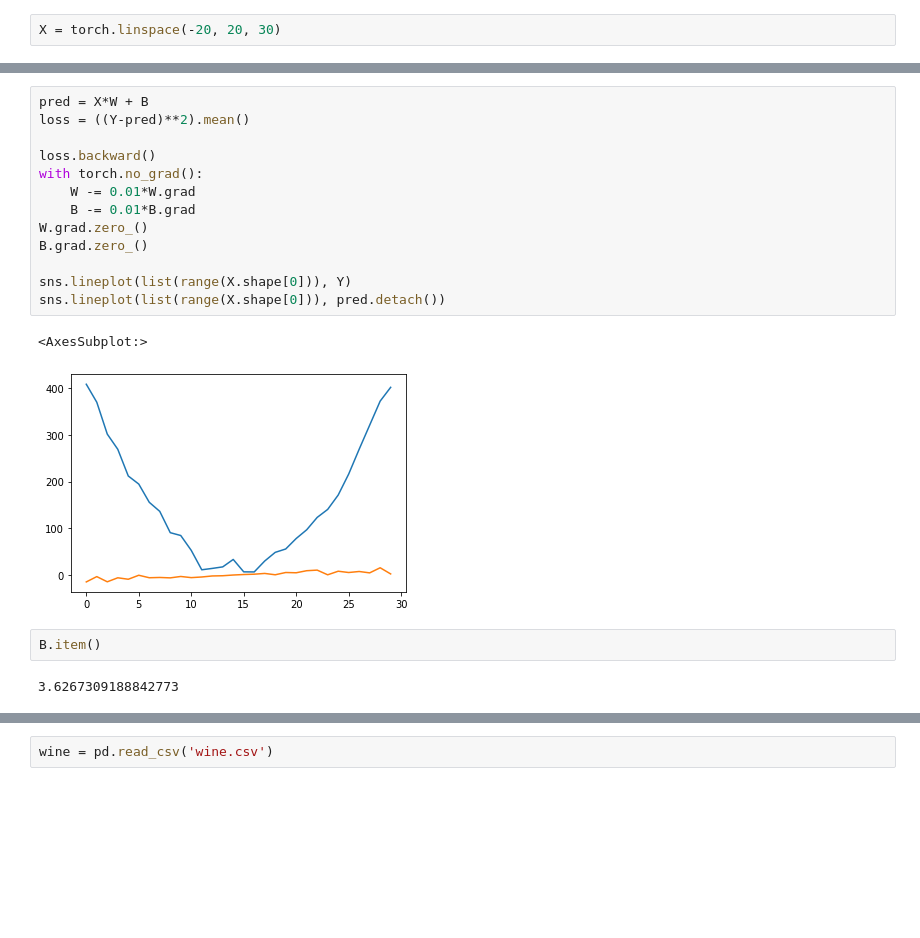
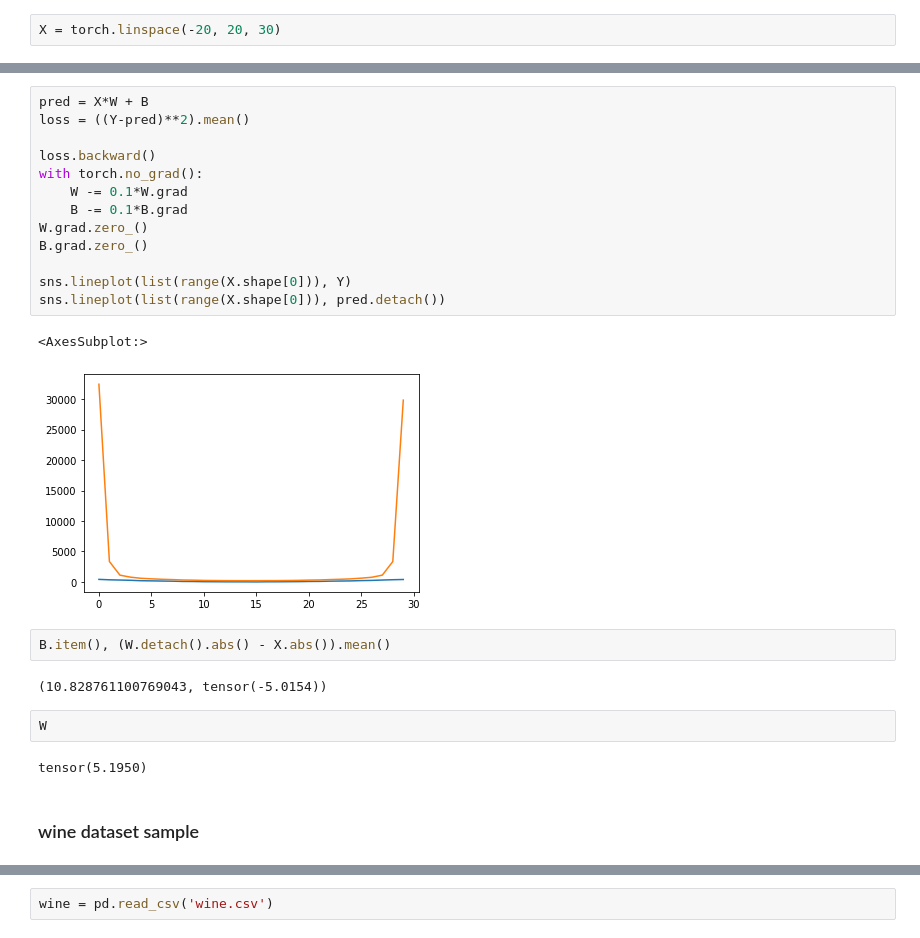
Before and after one commit to Nossonhuebner/ml-study, a Jupyter notebook: matplotlib practice/misc fundamentals.ipynb, the cells around one changed output, grey strips where cells are left out. Drawn from its saved outputs; the diff is of its cells as text; blank space fills up the shorter version.

```diff
--- a/matplotlib practice/misc fundamentals.ipynb
+++ b/matplotlib practice/misc fundamentals.ipynb
@@ -255,22 +257,28 @@ W, B
 # %%
 pred = X*W + B
 loss = ((Y-pred)**2).mean()
 
 loss.backward()
 with torch.no_grad():
-    W -= 0.01*W.grad
-    B -= 0.01*B.grad
+    W -= 0.1*W.grad
+    B -= 0.1*B.grad
 W.grad.zero_()
 B.grad.zero_()
 
 sns.lineplot(list(range(X.shape[0])), Y)
 sns.lineplot(list(range(X.shape[0])), pred.detach())
 # %% [output]
 <AxesSubplot:>
-[figure, old version]
+[figure, new version]
 # %%
-B.item()
+B.item(), (W.detach().abs() - X.abs()).mean()
 # %% [output]
-3.6267309188842773
+(10.828761100769043, tensor(-5.0154))
+# %%
+W
+# %% [output]
+tensor(5.1950)
+# %% [markdown]
+### wine dataset sample
 # %%
 # !wget https://raw.githubusercontent.com/patrickloeber/pytorchTutorial/master/data/wine/wine.csv
```
Also changed, not shown: parts of 33 cells of this notebook.
